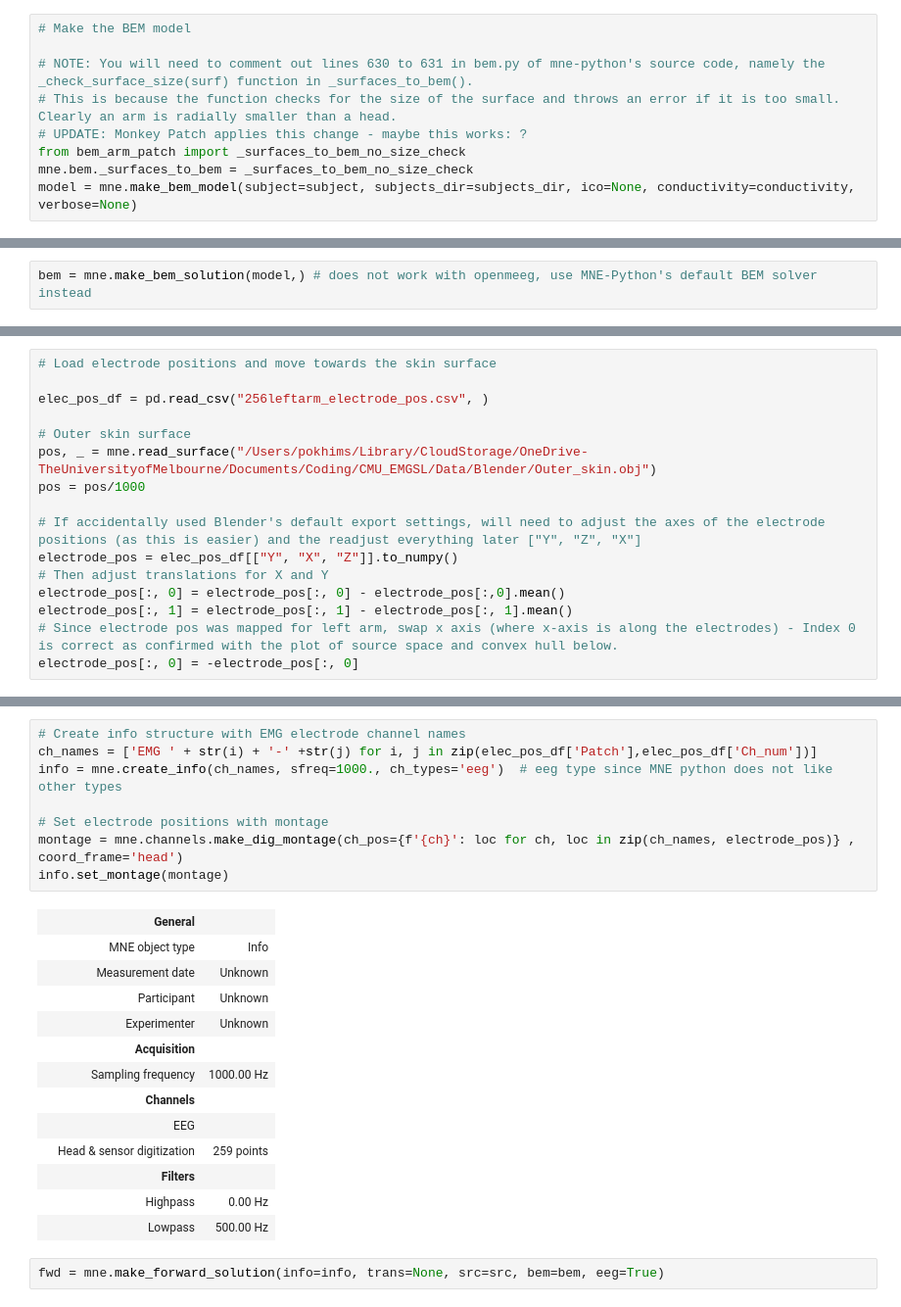
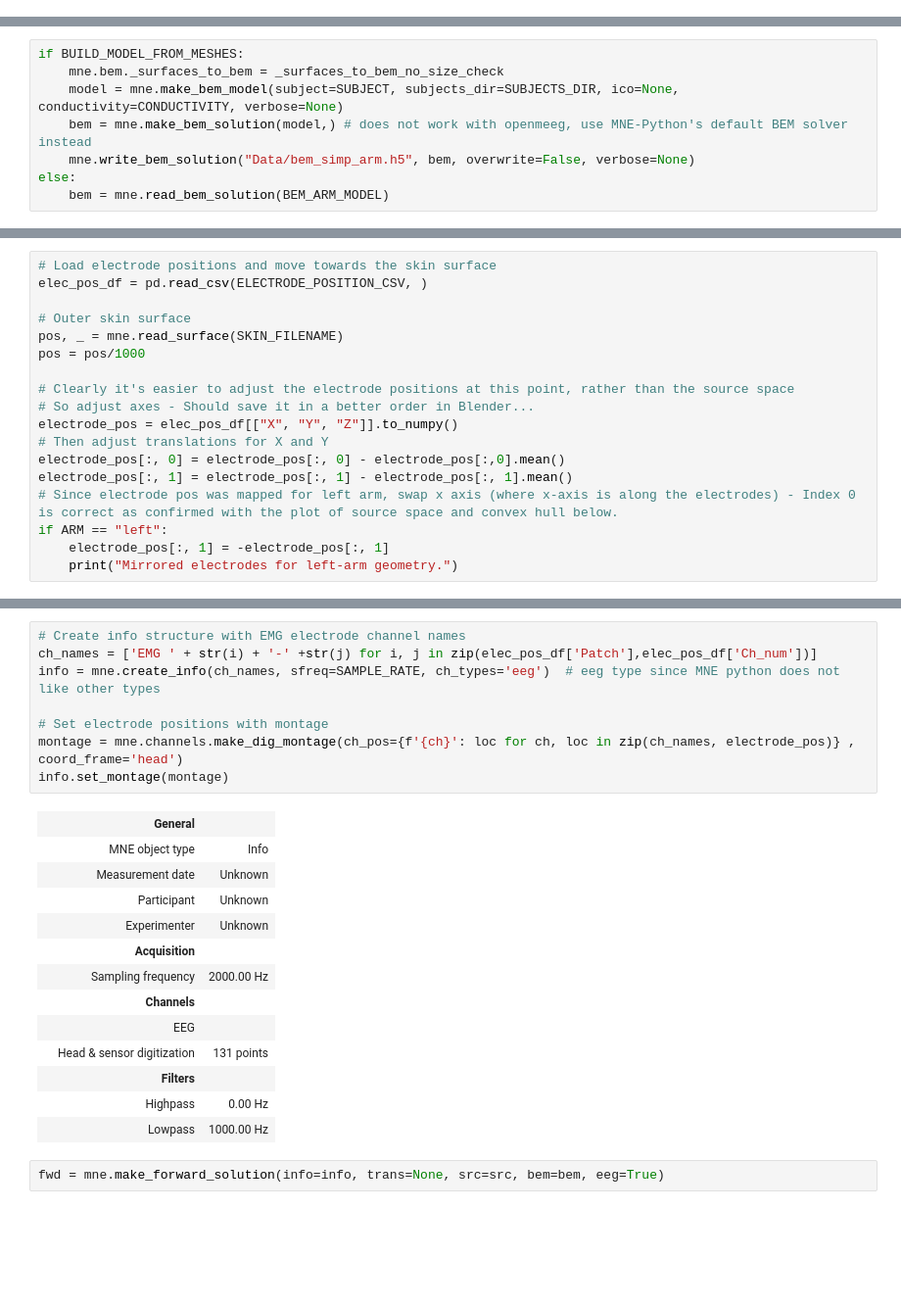
Before and after one commit to Spokhim/CMU_EMGSL, a Jupyter notebook: Fwd_BEM_MNE.ipynb, the cells around one changed output, grey strips where cells are left out. Shown at 98% size. Cells and saved outputs as stored; diff of their text form; blank space fills up the shorter version.

```diff
--- a/Fwd_BEM_MNE.ipynb
+++ b/Fwd_BEM_MNE.ipynb
@@ -52,9 +87,0 @@ Overwriting existing file.
-# %%
-# Make the BEM model
-
-# NOTE: You will need to comment out lines 630 to 631 in bem.py of mne-python's source code, namely the _check_surface_size(surf) function in _surfaces_to_bem().
-# This is because the function checks for the size of the surface and throws an error if it is too small.  Clearly an arm is radially smaller than a head.
-# UPDATE: Monkey Patch applies this change - maybe this works: ?
-from bem_arm_patch import _surfaces_to_bem_no_size_check
-mne.bem._surfaces_to_bem = _surfaces_to_bem_no_size_check
-model = mne.make_bem_model(subject=subject, subjects_dir=subjects_dir, ico=None, conductivity=conductivity, verbose=None)
@@ -74,4 +91,10 @@ Complete.
 # %%
-bem = mne.make_bem_solution(model,) # does not work with openmeeg, use MNE-Python's default BEM solver instead
+if BUILD_MODEL_FROM_MESHES:
+    mne.bem._surfaces_to_bem = _surfaces_to_bem_no_size_check
+    model = mne.make_bem_model(subject=SUBJECT, subjects_dir=SUBJECTS_DIR, ico=None, conductivity=CONDUCTIVITY, verbose=None)
+    bem = mne.make_bem_solution(model,) # does not work with openmeeg, use MNE-Python's default BEM solver instead
+    mne.write_bem_solution("Data/bem_simp_arm.h5", bem, overwrite=False, verbose=None)
+else:
+    bem = mne.read_bem_solution(BEM_ARM_MODEL)
 # %% [output]
 Three-layer model surfaces loaded.
@@ -125,19 +128,21 @@ Using pyvistaqt 3d backend.
 # %%
 # Load electrode positions and move towards the skin surface
-
-elec_pos_df = pd.read_csv("256leftarm_electrode_pos.csv", )
+elec_pos_df = pd.read_csv(ELECTRODE_POSITION_CSV, )
 
 # Outer skin surface
-pos, _ = mne.read_surface("/Users/pokhims/Library/CloudStorage/OneDrive-TheUniversityofMelbourne/Documents/Coding/CMU_EMGSL/Data/Blender/Outer_skin.obj")
+pos, _ = mne.read_surface(SKIN_FILENAME)
 pos = pos/1000
 
-# If accidentally used Blender's default export settings, will need to adjust the axes of the electrode positions (as this is easier) and the readjust everything later ["Y", "Z", "X"]
-electrode_pos = elec_pos_df[["Y", "X", "Z"]].to_numpy()
+# Clearly it's easier to adjust the electrode positions at this point, rather than the source space
+# So adjust axes - Should save it in a better order in Blender...
+electrode_pos = elec_pos_df[["X", "Y", "Z"]].to_numpy()
 # Then adjust translations for X and Y
 electrode_pos[:, 0] = electrode_pos[:, 0] - electrode_pos[:,0].mean()
 electrode_pos[:, 1] = electrode_pos[:, 1] - electrode_pos[:, 1].mean()
 # Since electrode pos was mapped for left arm, swap x axis (where x-axis is along the electrodes) - Index 0 is correct as confirmed with the plot of source space and convex hull below.
-electrode_pos[:, 0] = -electrode_pos[:, 0]
+if ARM == "left":
+    electrode_pos[:, 1] = -electrode_pos[:, 1]
+    print("Mirrored electrodes for left-arm geometry.")
 # %%
 print(electrode_pos.max(axis=0))
 print(electrode_pos.min(axis=0))
@@ -275,25 +224,25 @@ Want electrodes to go along x-axis, proximal to distal to go along z-axis, palms
 # %%
 # Create info structure with EMG electrode channel names
 ch_names = ['EMG ' + str(i) + '-' +str(j) for i, j in zip(elec_pos_df['Patch'],elec_pos_df['Ch_num'])]
-info = mne.create_info(ch_names, sfreq=1000., ch_types='eeg')  # eeg type since MNE python does not like other types
+info = mne.create_info(ch_names, sfreq=SAMPLE_RATE, ch_types='eeg')  # eeg type since MNE python does not like other types
 
 # Set electrode positions with montage
 montage = mne.channels.make_dig_montage(ch_pos={f'{ch}': loc for ch, loc in zip(ch_names, electrode_pos)} , coord_frame='head')
 info.set_montage(montage)
 # %% [output]
 |  | General |  |
 |  | MNE object type | Info |
 |  | Measurement date | Unknown |
 |  | Participant | Unknown |
 |  | Experimenter | Unknown |
 |  | Acquisition |  |
-|  | Sampling frequency | 1000.00 Hz |
+|  | Sampling frequency | 2000.00 Hz |
 |  | Channels |  |
 |  | EEG |  |
-|  | Head & sensor digitization | 259 points |
+|  | Head & sensor digitization | 131 points |
 |  | Filters |  |
 |  | Highpass | 0.00 Hz |
-|  | Lowpass | 500.00 Hz |
+|  | Lowpass | 1000.00 Hz |
 # %%
 fwd = mne.make_forward_solution(info=info, trans=None, src=src, bem=bem, eeg=True)
 # %% [output]
```
Also changed, not shown: parts of 24 cells of this notebook, 13 other files.
